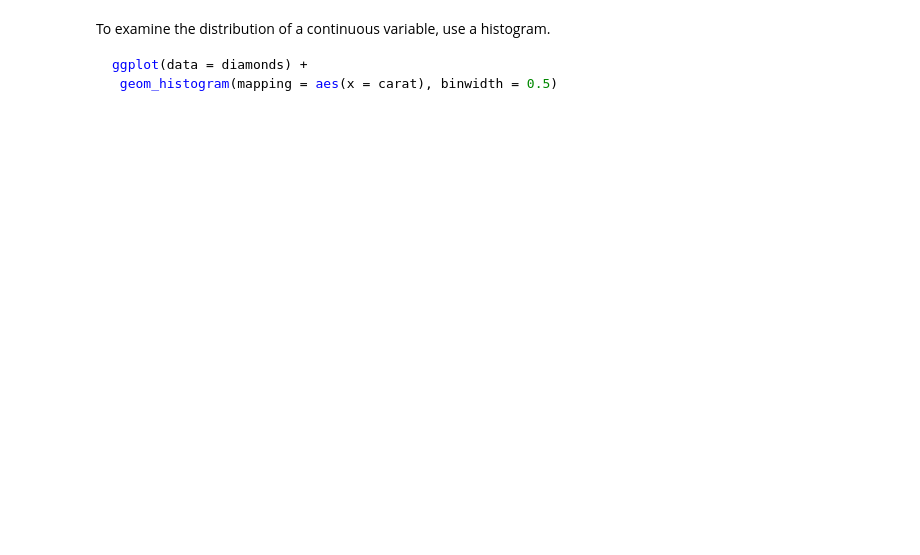
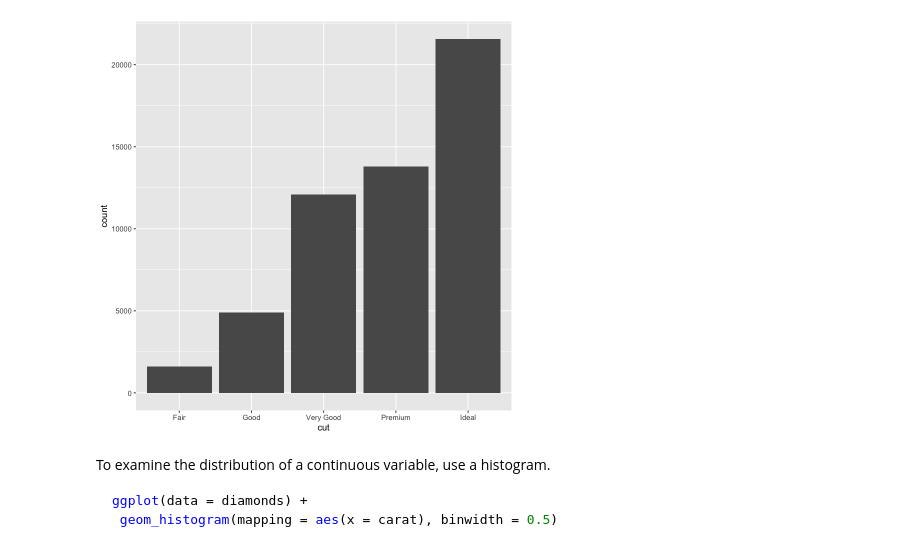
Before and after one commit to jzcpanda/390R-2021fall, a Jupyter notebook: Exploratory data analysis.ipynb, the cells around one changed output. Cells and saved outputs as stored; diff of their text form; code cells hidden in the pictures; blank space fills up the shorter version.

````diff
--- a/Exploratory data analysis.ipynb
+++ b/Exploratory data analysis.ipynb
@@ -67,6 +67,11 @@ The best way to understand a variable is to visualize the distribution of the va
 ggplot(data = diamonds) +
   geom_bar(mapping = aes(x = cut))
 ```
+# %%
+ggplot(diamonds)+
+    geom_bar(aes(x=cut))
+# %% [output]
+[figure, added]
 # %% [markdown]
 To examine the distribution of a continuous variable, use a histogram.
  ```r
````
Also changed, not shown: parts of 11 cells of this notebook.
